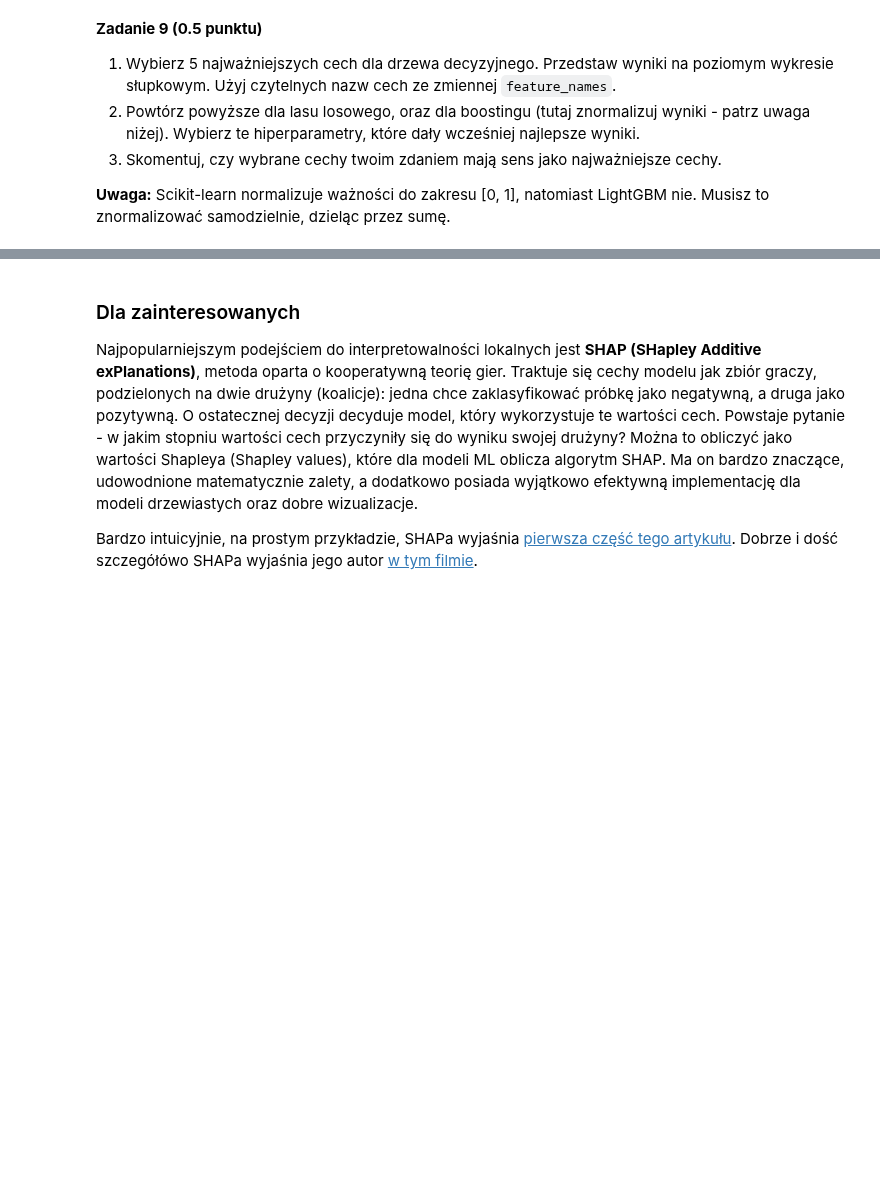
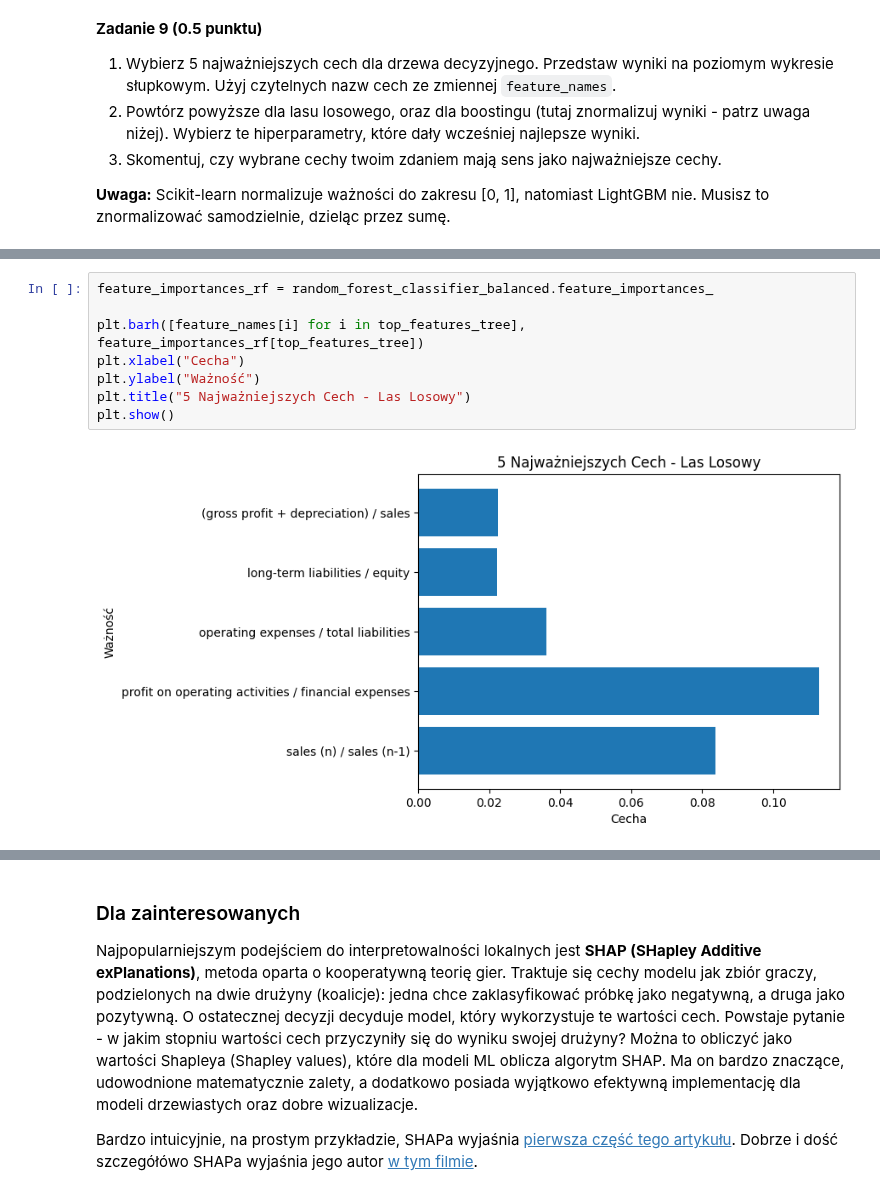
Before and after one commit to MatoKnap/git-lab, a Jupyter notebook: lab2/lab_2.ipynb, the cells around one changed output, grey strips where cells are left out. Saved outputs shown, nothing was run; the diff lists cells and outputs as text; blank space fills up the shorter version.

```diff
--- a/lab2/lab_2.ipynb
+++ b/lab2/lab_2.ipynb
@@ -544,0 +547,10 @@ plt.show()
+# %%
+feature_importances_rf = random_forest_classifier_balanced.feature_importances_
+
+plt.barh([feature_names[i] for i in top_features_tree], feature_importances_rf[top_features_tree])
+plt.xlabel("Cecha")
+plt.ylabel("Ważność")
+plt.title("5 Najważniejszych Cech - Las Losowy")
+plt.show()
+# %% [output]
+[figure, added]
```
Also changed, not shown: parts of 9 cells of this notebook.
